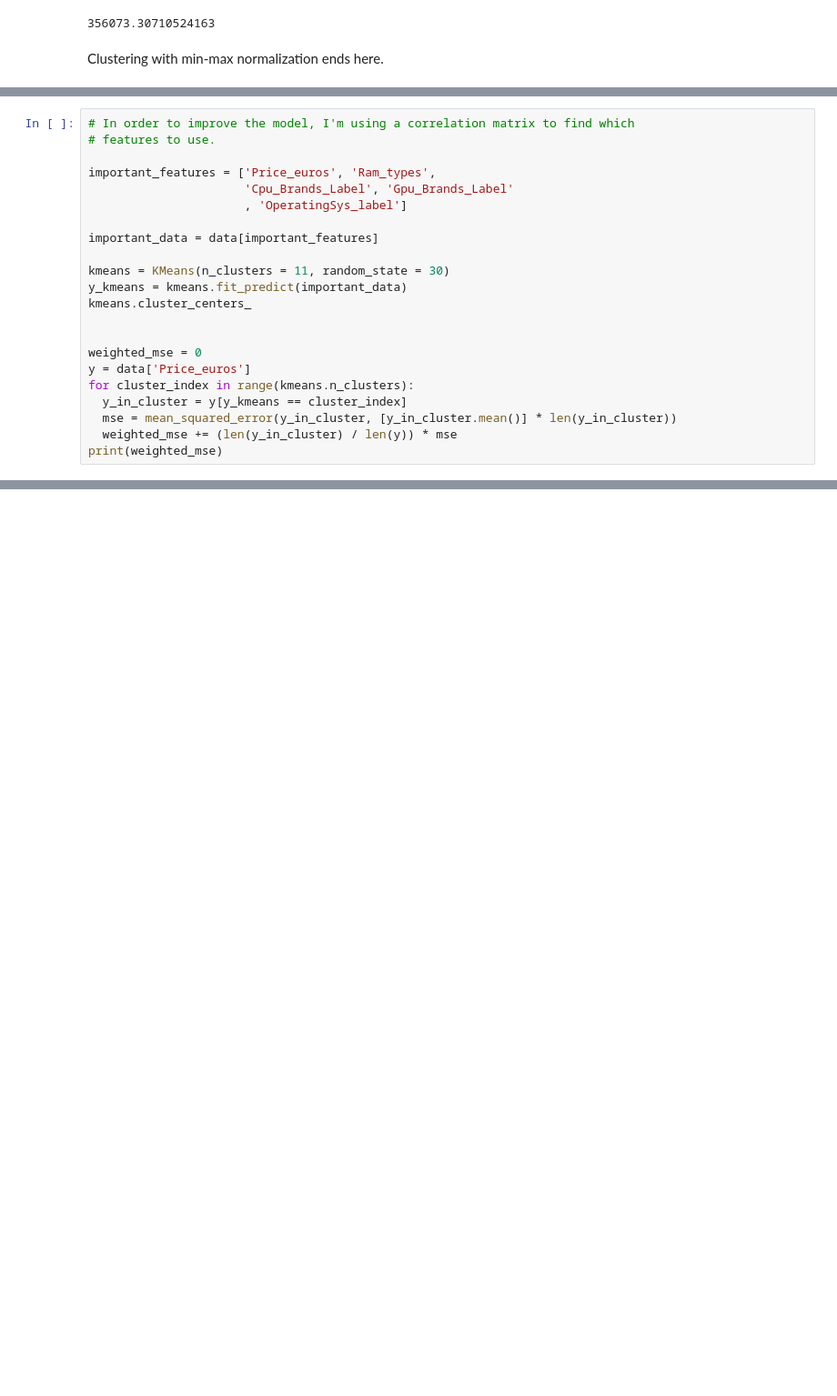
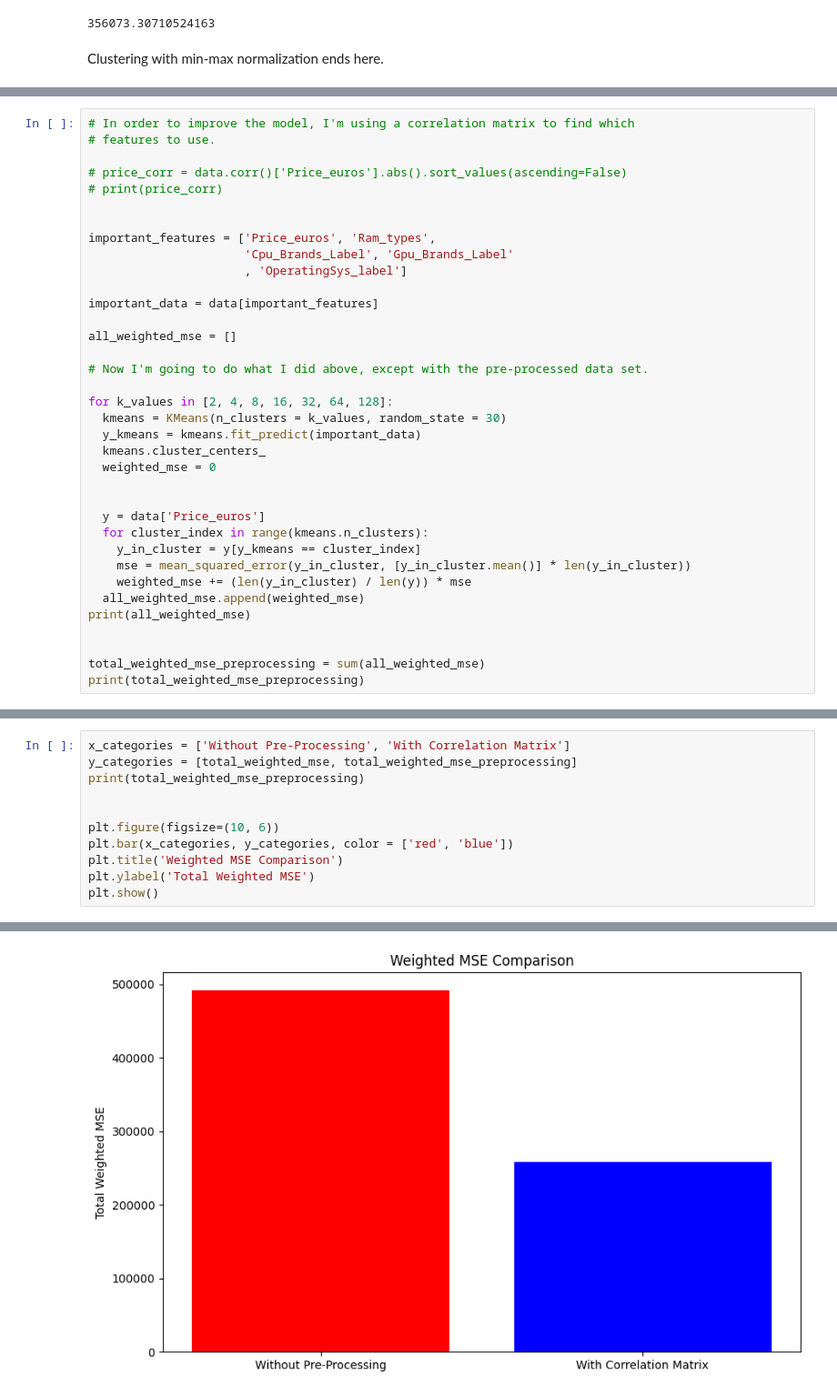
Before and after one commit to tpenanen/Laptop-Price-Project, a Jupyter notebook: Clustering_(Non_Pipeline).ipynb, the cells around one changed output, grey strips where cells are left out. Shown at 91% size. Saved outputs shown, nothing was run; the diff lists cells and outputs as text; blank space fills up the shorter version.

Commit message:
This includes the graph comparing the pre-processing Total MSE with the Total MSE without preprocessing.

```diff
--- a/Clustering_(Non_Pipeline).ipynb
+++ b/Clustering_(Non_Pipeline).ipynb
@@ -438,6 +449,10 @@ Name: Price_euros, dtype: float64
 # %%
 # In order to improve the model, I'm using a correlation matrix to find which
 # features to use.
+
+# price_corr = data.corr()['Price_euros'].abs().sort_values(ascending=False)
+# print(price_corr)
+
 
 important_features = ['Price_euros', 'Ram_types',
                       'Cpu_Brands_Label', 'Gpu_Brands_Label'
@@ -445,16 +460,26 @@ important_features = ['Price_euros', 'Ram_types',
 
 important_data = data[important_features]
 
-kmeans = KMeans(n_clusters = 11, random_state = 30)
-y_kmeans = kmeans.fit_predict(important_data)
-kmeans.cluster_centers_
+all_weighted_mse = []
+
+# Now I'm going to do what I did above, except with the pre-processed data set.
+
+for k_values in [2, 4, 8, 16, 32, 64, 128]:
+  kmeans = KMeans(n_clusters = k_values, random_state = 30)
+  y_kmeans = kmeans.fit_predict(important_data)
+  kmeans.cluster_centers_
+  weighted_mse = 0
 
 
-weighted_mse = 0
-y = data['Price_euros']
-for cluster_index in range(kmeans.n_clusters):
-  y_in_cluster = y[y_kmeans == cluster_index]
-  mse = mean_squared_error(y_in_cluster, [y_in_cluster.mean()] * len(y_in_cluster))
-  weighted_mse += (len(y_in_cluster) / len(y)) * mse
-print(weighted_mse)
+  y = data['Price_euros']
+  for cluster_index in range(kmeans.n_clusters):
+    y_in_cluster = y[y_kmeans == cluster_index]
+    mse = mean_squared_error(y_in_cluster, [y_in_cluster.mean()] * len(y_in_cluster))
+    weighted_mse += (len(y_in_cluster) / len(y)) * mse
+  all_weighted_mse.append(weighted_mse)
+print(all_weighted_mse)
+
+
+total_weighted_mse_preprocessing = sum(all_weighted_mse)
+print(total_weighted_mse_preprocessing)
 # %% [output]
@@ -461,0 +488,12 @@ print(weighted_mse)
+# %%
+x_categories = ['Without Pre-Processing', 'With Correlation Matrix']
+y_categories = [total_weighted_mse, total_weighted_mse_preprocessing]
+print(total_weighted_mse_preprocessing)
+
+
+plt.figure(figsize=(10, 6))
+plt.bar(x_categories, y_categories, color = ['red', 'blue'])
+plt.title('Weighted MSE Comparison')
+plt.ylabel('Total Weighted MSE')
+plt.show()
+# %% [output]
@@ -461,0 +501 @@ print(weighted_mse)
+[figure, added]
```
Also changed, not shown: parts of 6 cells of this notebook.
